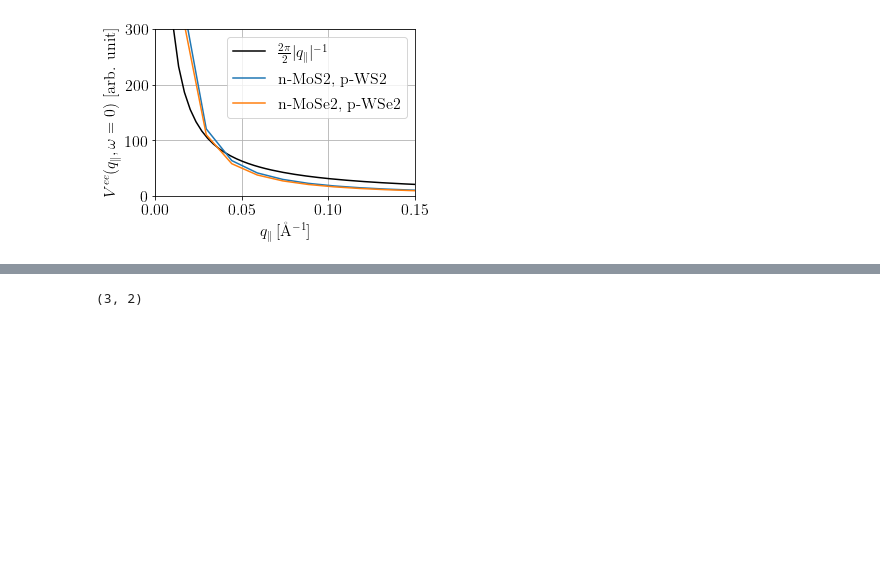
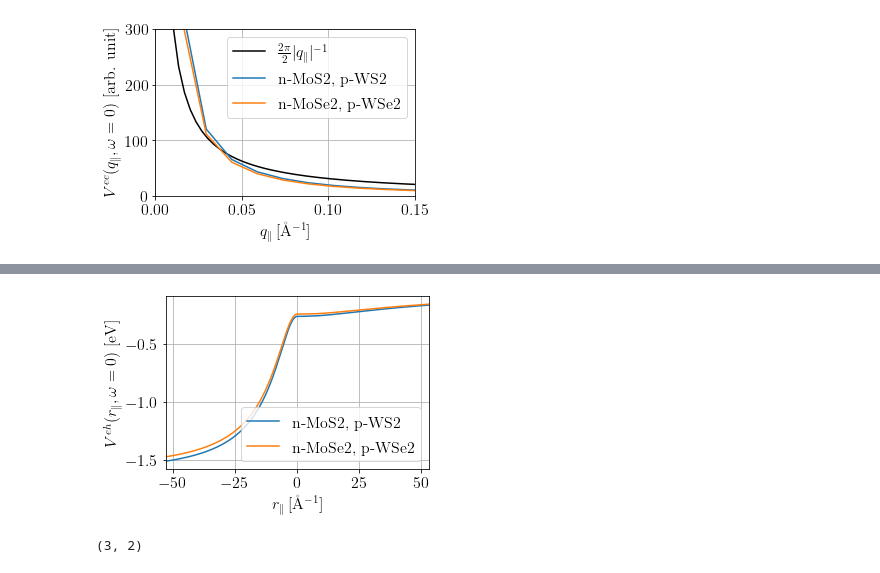
Before and after one commit to runehoejlund/dft-superfluids, a Jupyter notebook: hetereostructure_results/hetereostructure_analysis.ipynb, the cells around one changed output, grey strips where cells are left out. Cells and saved outputs as stored; diff of their text form; code cells hidden in the pictures; blank space fills up the shorter version.

```diff
--- a/hetereostructure_results/hetereostructure_analysis.ipynb
+++ b/hetereostructure_results/hetereostructure_analysis.ipynb
@@ -141,3 +143,22 @@ plt.show()
+# %%
+plt.figure(2, figsize=(5,3.5))
+# plt.plot(q_anal, V_eh_2D_coulomb,'k-', label=r'$\frac{ 2\pi }{ 2 } |q_\parallel|^{-1} \exp(-d |q_\parallel|) $')
+for bilayer in ['n-MoS2, p-WS2', 'n-MoSe2, p-WSe2']:
+    _, _, V_eh_r, _ = read_bilayer(bilayer)
+    plt.plot(r, V_eh_r, label=bilayer)
+plt.xlim(-100*Bohr,100*Bohr)
+# plt.ylim(-300,0)
+plt.xlabel(r'$r_\parallel \, [\mathrm{\AA^{-1}}$]')
+plt.ylabel(r'$V^{eh}(r_\parallel, \omega=0)$ [eV]')
+plt.legend()
+# plt.title("Screened potential for all materials")
+plt.grid()
+plt.tight_layout()
+plt.savefig('./plots/vdWH_V_eh_r.svg')
+plt.savefig('./plots/vdWH_V_eh_r.png')
+plt.show()
+# %% [output]
+[figure, added]
 # %%
 # for bilayer in ['n-MoS2, p-WS2', 'n-MoSe2, p-WSe2']:
 #     for nPadding in range(4):
```
Also changed, not shown: parts of 7 cells of this notebook, 20 other files.
